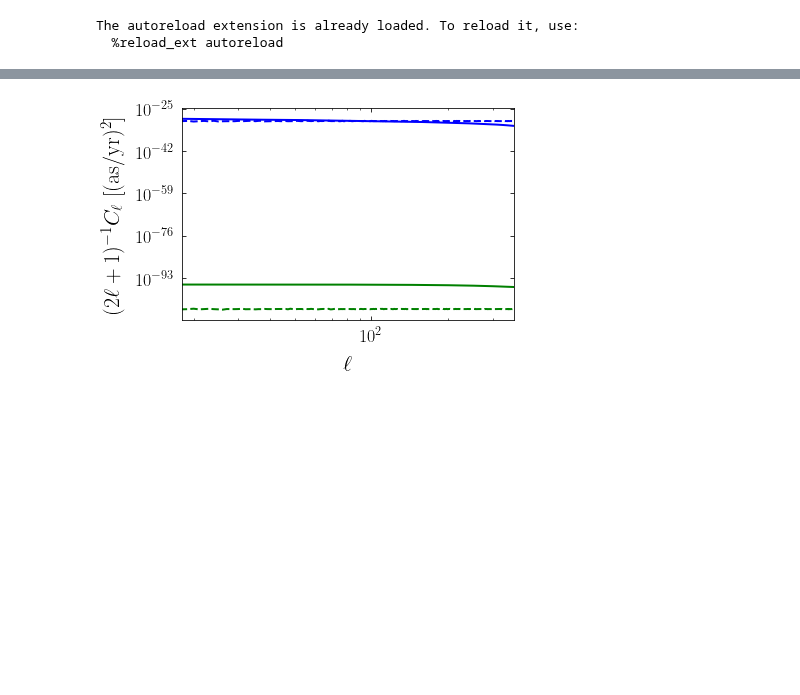
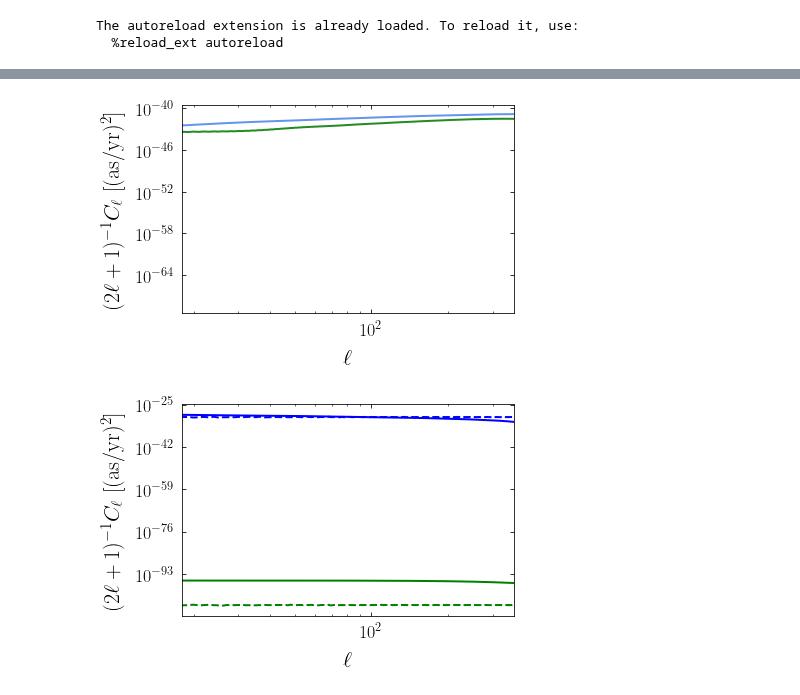
Before and after one commit to smsharma/astrometry-lensing-correlations, a Jupyter notebook: Simulations/SubhaloSample.ipynb, the cells around one changed output, grey strips where cells are left out. Drawn from its saved outputs; the diff is of its cells as text; code cells hidden in the pictures; blank space fills up the shorter version.

```diff
--- a/Simulations/SubhaloSample.ipynb
+++ b/Simulations/SubhaloSample.ipynb
@@ -24,7 +24,7 @@ sim = []
 
 for isim in tqdm_notebook(range(nsim)):
     sim.append(QuasarSim(n_sh=1, sh_m_frac=0.2, max_sep=max_sep, m_delta=1e6*M_s, verbose=True, sh_distrib='MW', sim_uniform=True, nside=nside,
-                         custom_coords=[[0*u.deg],[0*u.deg],[1*u.mas/u.year],[1*u.mas/u.year],[1000*kpc]], do_alpha=True))
+                         custom_coords=[[0*u.deg],[0*u.deg],[1*u.mas/u.year],[1*u.mas/u.year],[100*kpc]], do_alpha=True))
 #     sim.append(QuasarSim(sh_m_frac=0.2, max_sep=max_sep, m_delta=1e8*M_s, verbose=True, sh_distrib='MW', sim_uniform=True, nside=nside, c200_delta=10000, save_powerspecs=True))
 #     sim.append(QuasarSim(alpha_m=1.9, n_calib=150, max_sep=max_sep, verbose=True, sh_distrib='Aq1', m_min=1e-5, sim_uniform=True, nside=nside))
 # %% [output]
@@ -55,6 +55,47 @@ objects_per_area = 1e19*0.1
 omega_pix = hp.nside2pixarea(nside)
 objects_per_pixel = objects_per_area * omega_pix
 mu_noise = noise_per_object/np.sqrt(objects_per_pixel)
+# %%
+n = 4
+
+ell = np.arange(len(sim[0].Cl_B))
+
+# plt.plot(ell, sim[0].Cl_B/(2*ell + 1))
+plt.plot(ell, sim[0].Cl_B_alpha/(2*ell + 1))
+
+# plt.plot(ell, sim[0].Cl_C/(2*ell + 1))
+plt.plot(ell, sim[0].Cl_C_alpha/(2*ell + 1))
+
+# plt.plot(ell, hp.anafast(np.linalg.norm(sim[i].mu_qsrs, axis=1))[:-1], color='blue')
+# plt.plot(ell, (hp.anafast(np.linalg.norm(sim[i].mu_qsrs, axis=1)**n)[:-1]), color='green')
+# plt.plot(ell, (hp.anafast(np.linalg.norm(sim[i].mu_qsrs, axis=1)**(1/4.))[:-1]), color='red')
+
+# noise = np.random.normal(0, mu_noise, hp.nside2npix(nside))
+
+# plt.plot(ell, hp.anafast(noise)[1:], color='blue', ls='--')
+# plt.plot(ell, hp.anafast(noise**n)[1:], color='green', ls='--')
+# plt.plot(ell, hp.anafast(np.abs(noise)**(1/4.))[1:], color='red', ls='--')
+
+# plt.plot(ell, hp.anafast(np.linalg.norm(sim[i].alpha_qsrs, axis=1))[:-1], label="$|\\alpha|$")
+# plt.plot(ell, hp.anafast(np.linalg.norm(sim[i].mu_qsrs, axis=1), np.linalg.norm(sim[i].alpha_qsrs, axis=1))[:-1], label="$|\mu|\\times|\\alpha|$")
+
+# plt.plot(ell, sim[0].Cl_C/(2*ell + 1))
+
+# plt.plot(ell, sim[0].Cl_B_alpha/(2*ell + 1))
+# plt.plot(ell, sim[0].Cl_C_alpha/(2*ell + 1))
+
+plt.yscale("log")
+plt.xscale("log")
+plt.xlim(180/max_sep, lmax-20)
+# plt.ylim(1e-25,1e-32)
+plt.ylabel("$(2\ell + 1)^{-1} C_\ell$ [(as/yr)$^2$]")
+plt.xlabel("$\ell$")
+# plt.legend(title='Distance to lens')
+# plt.title('Gaussian lens, $R_0$ = 1 kpc, $M_0 = 10^8\,\mathrm{M}_\odot$, $\dot\\theta$ = 1 mas/yr')
+plt.tight_layout()
+# plt.savefig("Gauss.pdf")
+# %% [output]
+[figure, added]
 # %%
 n = 4
 
```
Also changed, not shown: parts of 1 cell of this notebook, 1 other file.
